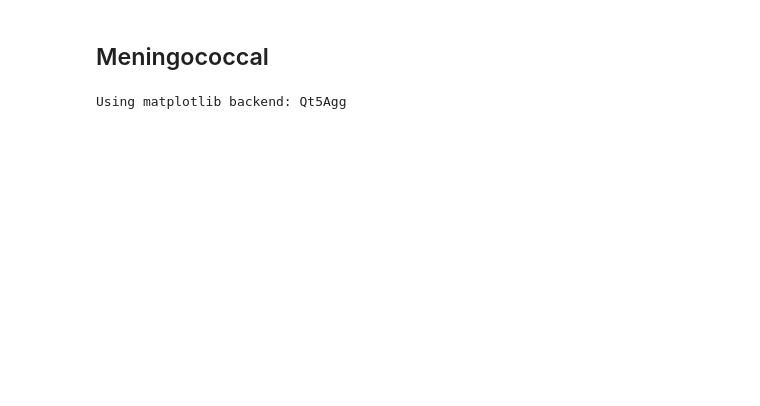
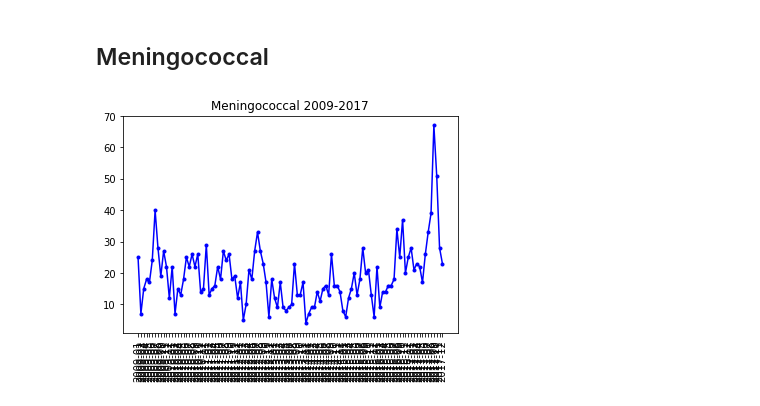
Before and after one commit to polivares/InteractiveSIRData, a Jupyter notebook: jpts/ReadData.ipynb, the cells around one changed output. Cells and saved outputs as stored; diff of their text form; code cells hidden in the pictures; blank space fills up the shorter version.

```diff
--- a/jpts/ReadData.ipynb
+++ b/jpts/ReadData.ipynb
@@ -135,10 +135,10 @@ Using matplotlib backend: Qt5Agg
 ## Meningococcal
 # %%
 # Meningococcal plot grouped data by year-month
-%matplotlib
-plt.plot(menSeries,'b-o')
+%matplotlib inline
+plt.plot(menSeries,'-b.')
 plt.title("Meningococcal 2009-2017")
 plt.xticks(rotation=90)
 plt.show()
 # %% [output]
-Using matplotlib backend: Qt5Agg
+[figure, added]
```
Also changed, not shown: parts of 2 cells of this notebook, 9 other files.
